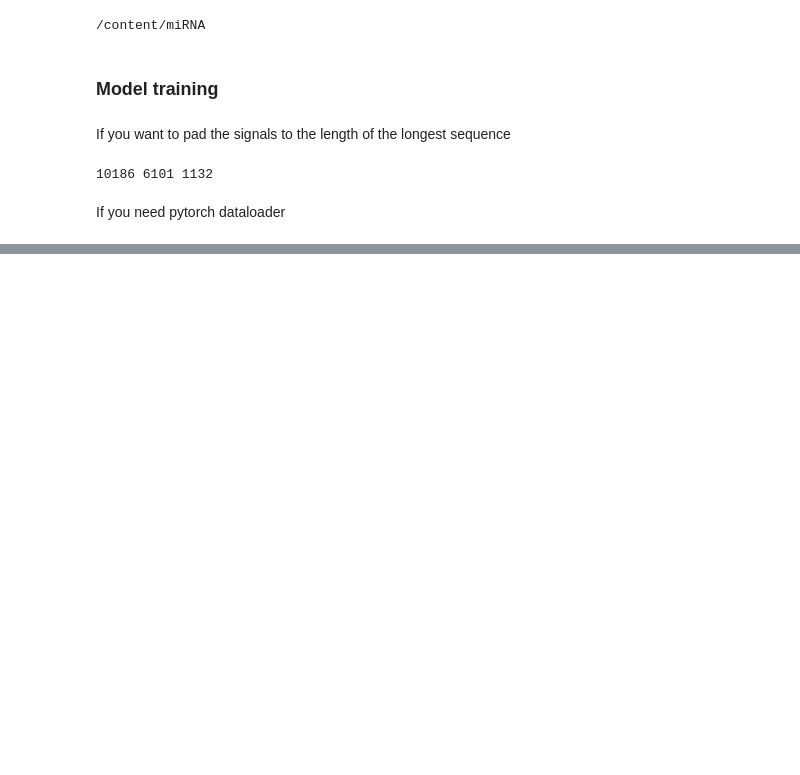
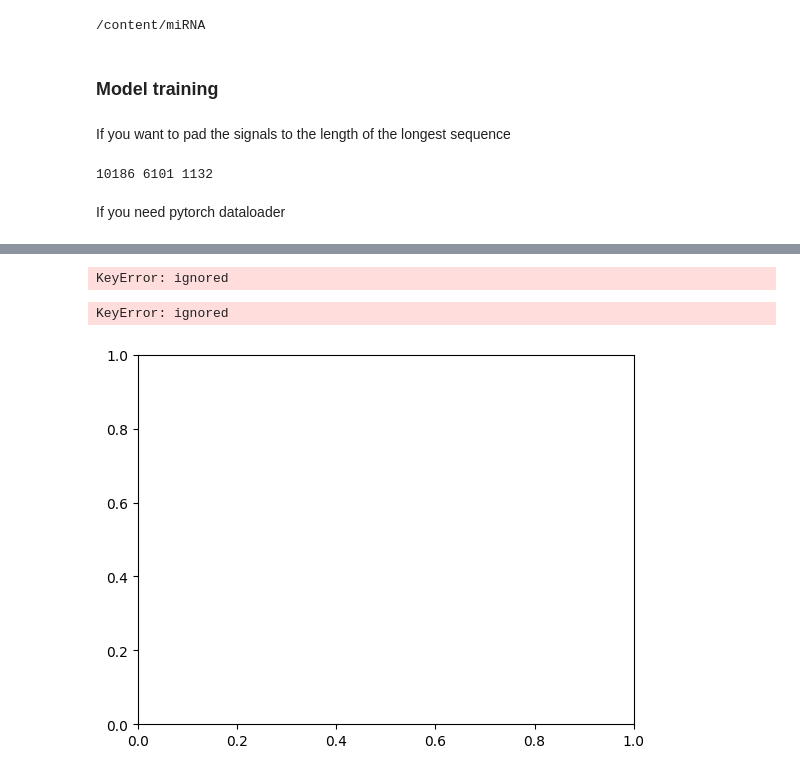
Before and after one commit to ML-Bioinfo-CEITEC/miRNA, a Jupyter notebook: colab_ready_playground_with_preprocessed_data.ipynb, the cells around one changed output, grey strips where cells are left out. Cells and saved outputs as stored; diff of their text form; code cells hidden in the pictures; blank space fills up the shorter version.

Commit message:
Add precission recall plot to colab

```diff
--- a/colab_ready_playground_with_preprocessed_data.ipynb
+++ b/colab_ready_playground_with_preprocessed_data.ipynb
@@ -70,28 +70,28 @@ MIRNA_NAMES = [
   'hsa-miR-16-5p',
 ]
 DATA_DIR = 'data'
+RESULT_DIR = ''
 
 RANDOM_STATE = 42
 BATCH_SIZE = 32
 # %%
 import pandas as pd
 
-COLAB_PATH = 'miRNA/'
 
-input_dataset_file_path_train = COLAB_PATH + 'data/{}.{}.train.positive_fc_to_zero.signals.compressed_zeros.remove_genes_without_signal.zero_signal_to_negative.normalize.pkl'.format(
+input_dataset_file_path_train = 'data/{}.{}.train.positive_fc_to_zero.signals.compressed_zeros.remove_genes_without_signal.zero_signal_to_negative.normalize.pkl'.format(
     DATASET_NAME,
     MIRNA_NAMES[0]
 )
 df_train = pd.read_pickle(input_dataset_file_path_train)
 
-input_dataset_file_path_test = COLAB_PATH + 'data/{}.{}.test.positive_fc_to_zero.signals.compressed_zeros.predict_genes_without_signal.zero_signal_to_negative.normalize.fill_empty_signal.pkl'.format(
+input_dataset_file_path_test = 'data/{}.{}.test.positive_fc_to_zero.signals.compressed_zeros.predict_genes_without_signal.zero_signal_to_negative.normalize.fill_empty_signal.pkl'.format(
     DATASET_NAME,
     MIRNA_NAMES[0]
 )
 df_test = pd.read_pickle(input_dataset_file_path_test)
 
 for name in MIRNA_NAMES[1:]:
-    input_dataset_file_path_train = COLAB_PATH + 'data/{}.{}.train.positive_fc_to_zero.signals.compressed_zeros.remove_genes_without_signal.zero_signal_to_negative.normalize.pkl'.format(
+    input_dataset_file_path_train = 'data/{}.{}.train.positive_fc_to_zero.signals.compressed_zeros.remove_genes_without_signal.zero_signal_to_negative.normalize.pkl'.format(
         DATASET_NAME,
         name
     )
@@ -101,7 +101,7 @@ for name in MIRNA_NAMES[1:]:
         ignore_index=True,
     )
 
-    input_dataset_file_path_test = COLAB_PATH + 'data/{}.{}.test.positive_fc_to_zero.signals.compressed_zeros.predict_genes_without_signal.zero_signal_to_negative.normalize.fill_empty_signal.pkl'.format(
+    input_dataset_file_path_test = 'data/{}.{}.test.positive_fc_to_zero.signals.compressed_zeros.predict_genes_without_signal.zero_signal_to_negative.normalize.fill_empty_signal.pkl'.format(
         DATASET_NAME,
         name
     )
@@ -153,0 +172,32 @@ test_loader = get_test_dataloader([torch.tensor(x) for x in df_test['signal']],
+# %%
+CLASS_THRESHOLD = -0.2
+df_test['class'] = df_test['fold_change'] < CLASS_THRESHOLD
+# %% [output]
+KeyError: ignored
+# %%
+from sklearn.metrics import PrecisionRecallDisplay
+import matplotlib.pyplot as plt
+
+fig, ax = plt.subplots()
+displ = PrecisionRecallDisplay.from_predictions(
+    df_test['class'], -1 * df_test['prediction'],
+    ax=ax,
+    name='our prediction',
+)
+# PrecisionRecallDisplay.from_predictions(
+#     df_test['class'], -1 * df_test['weighted context++ score'],
+#     ax=ax,
+#     name='weighted context++ score',
+# )
+ax.legend()
+ax.set_title('PrecisionRecall.class_threshold: {}'.format(CLASS_THRESHOLD), loc='left', fontstyle='oblique', fontsize='medium')
+
+output_path = "{}/PrecisionRecall.class_threshold_{}.jpg".format(
+    RESULT_DIR,
+    CLASS_THRESHOLD
+)
+fig.savefig(output_path)
+plt.show()
+# %% [output]
+KeyError: ignored
+[figure, added]
```
Also changed, not shown: parts of 3 cells of this notebook.
